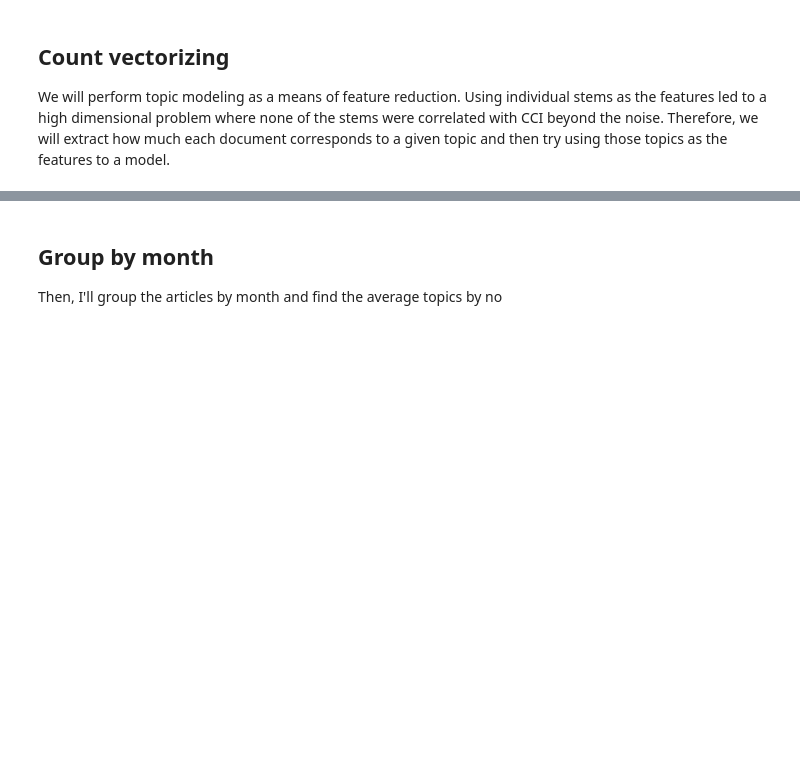
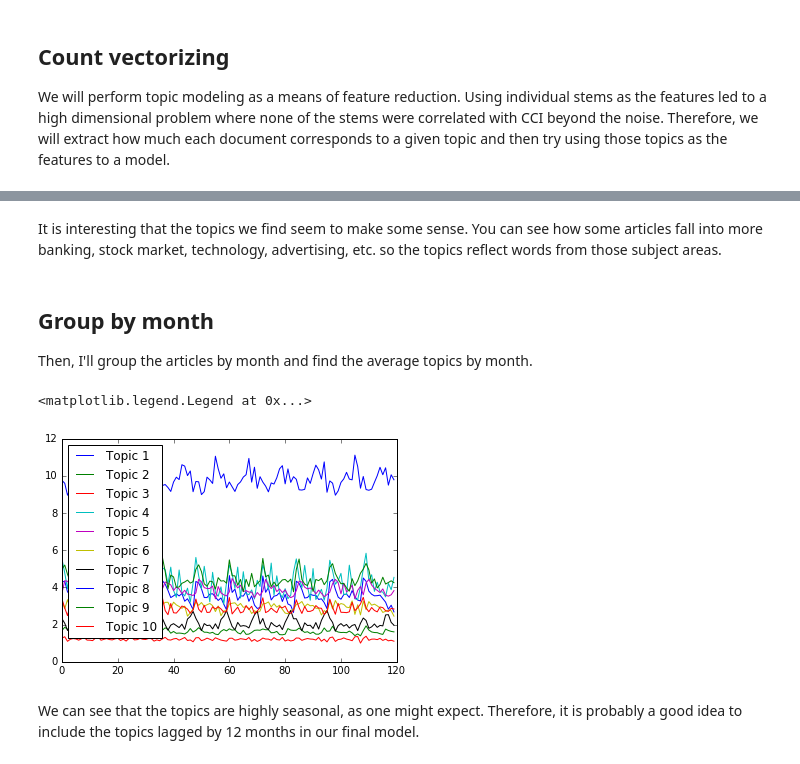
Before and after one commit to AC209ConsumerConfidence/Economic_Sentiment_Forecast, a Jupyter notebook: Milestone_3b.ipynb, the cells around one changed output, grey strips where cells are left out. Saved outputs shown, nothing was run; the diff lists cells and outputs as text; code cells hidden in the pictures; blank space fills up the shorter version.

```diff
--- a/Milestone_3b.ipynb
+++ b/Milestone_3b.ipynb
@@ -74,3 +86,20 @@ topicDF
+# %% [markdown]
+It is interesting that the topics we find seem to make some sense. You can see how some articles fall into more banking, stock market, technology, advertising, etc. so the topics reflect words from those subject areas.
 # %% [markdown]
 ## Group by month
-Then, I'll group the articles by month and find the average topics by no
+Then, I'll group the articles by month and find the average topics by month.
+# %%
+grouped = data.groupby('yearmonth')
+# %%
+topicsByMonth = np.zeros((len(grouped.groups.keys()),ldaDocs.shape[1]))
+for i, month in enumerate(np.sort(grouped.groups.keys())):
+    topicsByMonth[i] = np.mean(ldaDocs[grouped.get_group(month).index], axis=0)
+# %%
+for topic in range(topicsByMonth.shape[1]):
+    plt.plot(topicsByMonth[:,topic], label='Topic {}'.format(topic+1))
+plt.legend(loc='best')
+# %% [output]
+<matplotlib.legend.Legend at 0x...>
+[figure, added]
+# %% [markdown]
+We can see that the topics are highly seasonal, as one might expect. Therefore, it is probably a good idea to include the topics lagged by 12 months in our final model.
```
Also changed, not shown: parts of 3 cells of this notebook.
